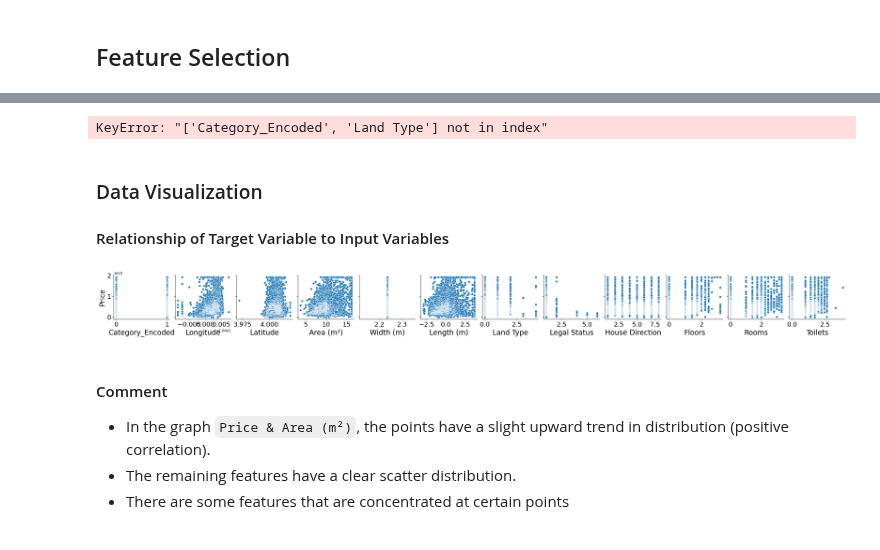
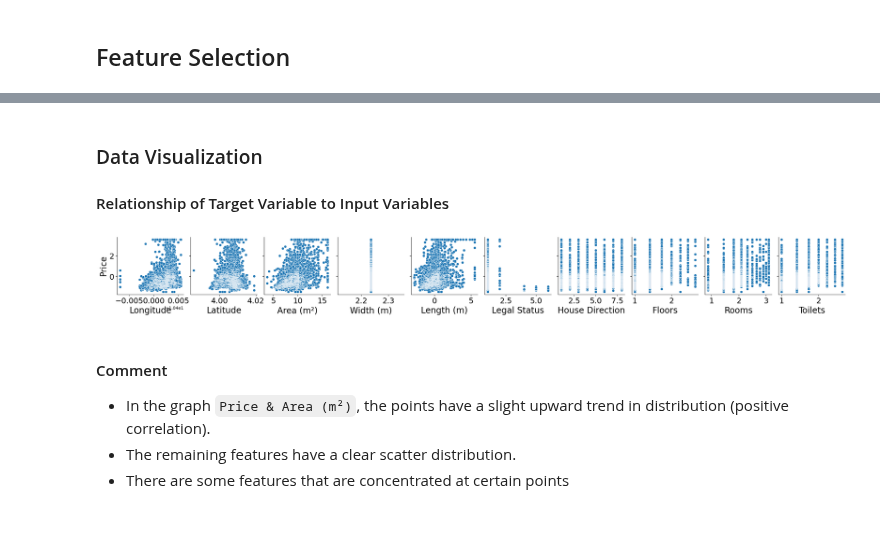
Before and after one commit to LuniuLun/RealEstate, a Jupyter notebook: MachineLearning/HouseValution/FeatureSelection.ipynb, the cells around one changed output, grey strips where cells are left out. Saved outputs shown, nothing was run; the diff lists cells and outputs as text; code cells hidden in the pictures.

```diff
--- a/MachineLearning/HouseValution/FeatureSelection.ipynb
+++ b/MachineLearning/HouseValution/FeatureSelection.ipynb
@@ -26,29 +26,27 @@ df
 | 4626 | 10.402666 | 4.010030 | 8.660254 | 2.236068 | 0.371713 | 1 | 6.0 | 1.732051 | ... |
 4627 rows × 1551 columns
 # %%
-features = ["Category_Encoded", "Longitude", "Latitude", "Area (m²)", "Width (m)", "Length (m)", "Land Type", "House Direction", "Legal Status", "Floors", "Rooms", "Toilets"]
+features = ["Longitude", "Latitude", "Area (m²)", "Width (m)", "Length (m)", "House Direction", "Legal Status", "Floors", "Rooms", "Toilets"]
 X = df[features]
 y = df["Price"]
-# %% [output]
-KeyError: "['Category_Encoded', 'Land Type'] not in index"
 # %% [markdown]
 ### Data Visualization
 
 #### Relationship of Target Variable to Input Variables
 # %%
-features = ["Category_Encoded", "Longitude", "Latitude", "Area (m²)", "Width (m)", "Length (m)", "Land Type",	"Legal Status", "House Direction", "Floors", "Rooms", "Toilets"]
+features = ["Longitude", "Latitude", "Area (m²)", "Width (m)", "Length (m)", "Legal Status", "House Direction", "Floors", "Rooms", "Toilets"]
 
 pairplt_trans = sns.pairplot(df, x_vars=features, y_vars=["Price"])
 
 for ax in pairplt_trans.axes.flat:
     ax.set_xlabel(ax.get_xlabel(), fontsize=20)
     ax.set_ylabel(ax.get_ylabel(), fontsize=20)
     ax.tick_params(axis="x", labelsize=18)
     ax.tick_params(axis="y", labelsize=18)
 
 plt.show()
 # %% [output]
-[figure, old version]
+[figure, new version]
 # %% [markdown]
 #### Comment
  - In the graph `Price & Area (m²)`, the points have a slight upward trend in distribution (positive correlation).
```
Also changed, not shown: parts of 6 cells of this notebook.
